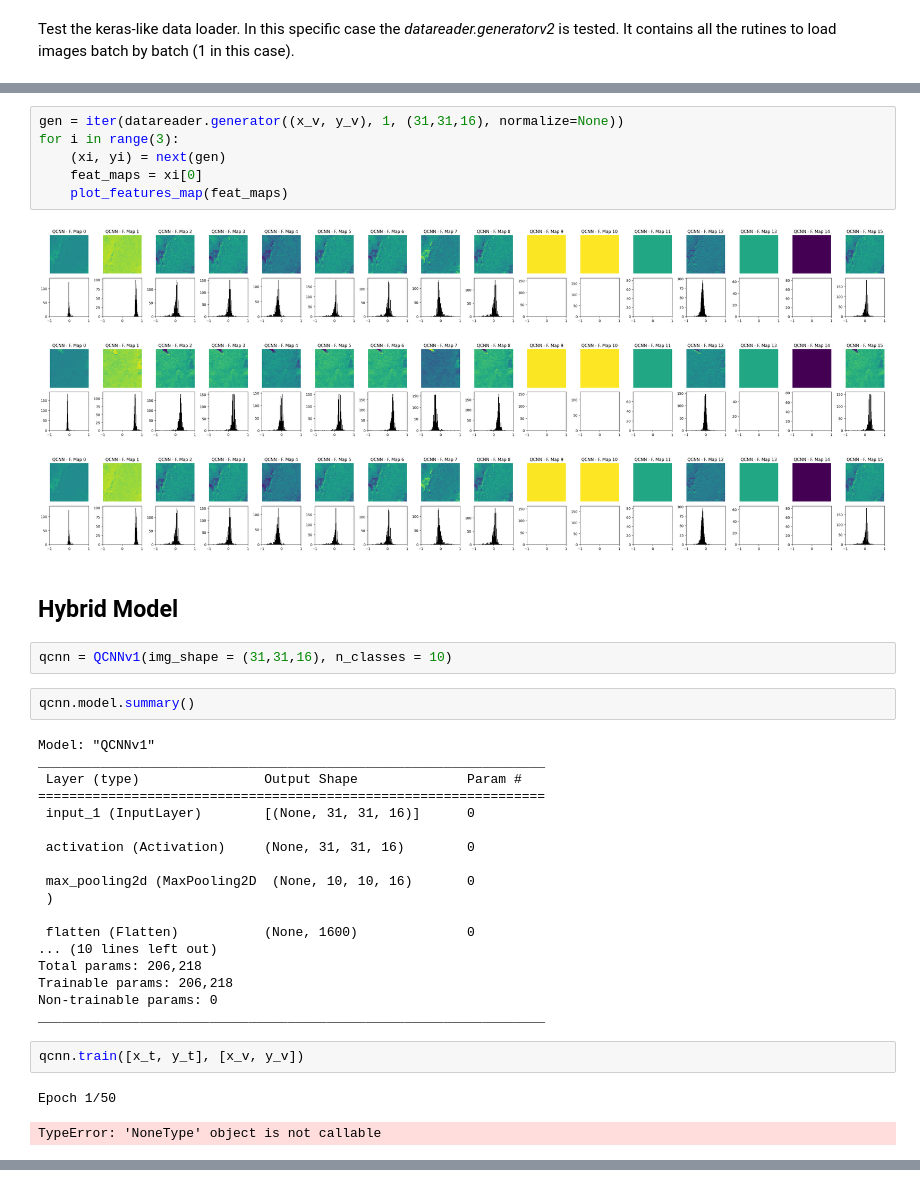
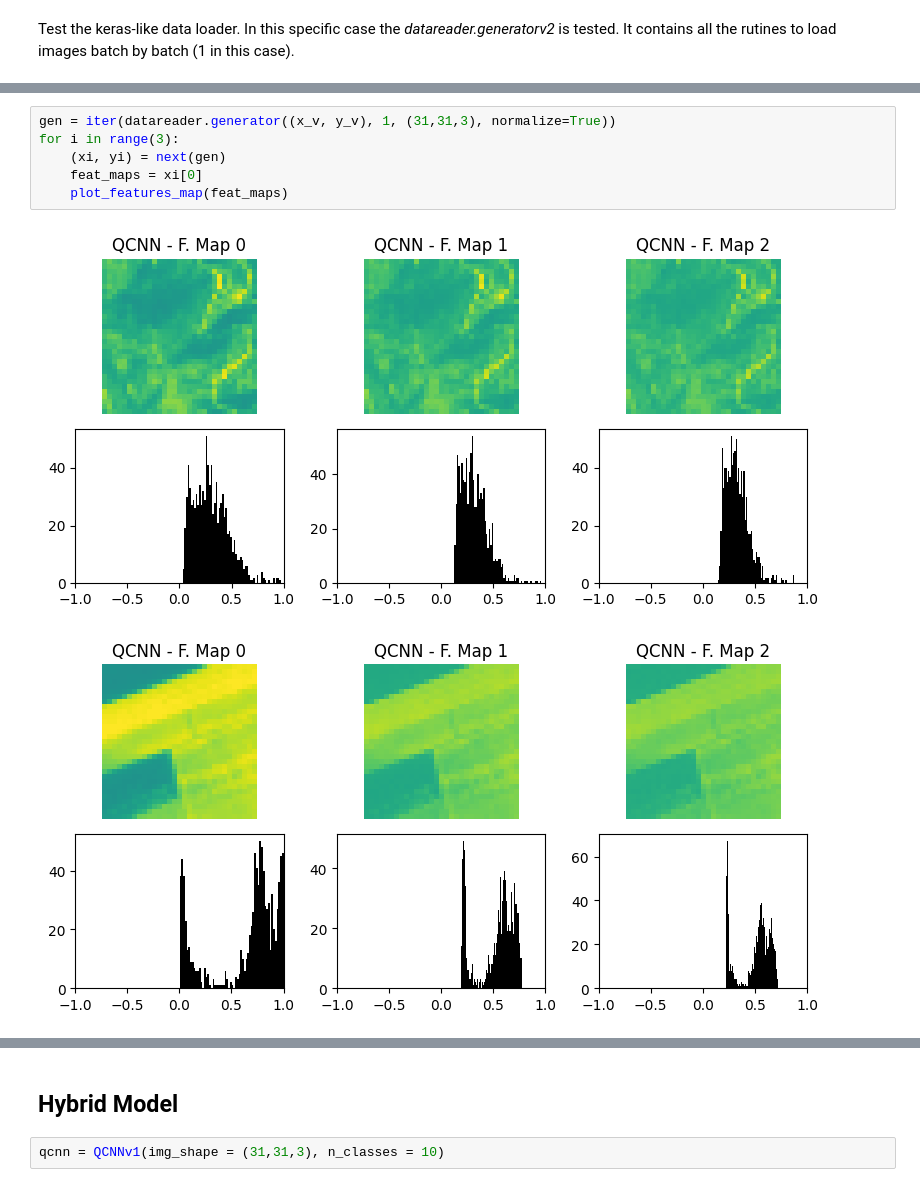
Before and after one commit to alessandrosebastianelli/quanv4eo, a Jupyter notebook: QuantumConvolutionalNeuralNetworks.ipynb, the cells around one changed output, grey strips where cells are left out. Saved outputs shown, nothing was run; the diff lists cells and outputs as text.

```diff
--- a/QuantumConvolutionalNeuralNetworks.ipynb
+++ b/QuantumConvolutionalNeuralNetworks.ipynb
@@ -154,39 +158,9 @@ for i in range(3):
-# %%
-gen = iter(datareader.generator((x_v, y_v), 1, (31,31,16), normalize=None))
-for i in range(3):
-    (xi, yi) = next(gen)
-    feat_maps = xi[0]
-    plot_features_map(feat_maps)
-# %% [output]
-[figure, removed]
-[figure, removed]
-[figure, removed]
-# %% [markdown]
-## Hybrid Model
-# %%
-qcnn = QCNNv1(img_shape = (31,31,16), n_classes = 10)
-# %%
-qcnn.model.summary()
-# %% [output]
-Model: "QCNNv1"
-_________________________________________________________________
- Layer (type)                Output Shape              Param #
-=================================================================
- input_1 (InputLayer)        [(None, 31, 31, 16)]      0
-
- activation (Activation)     (None, 31, 31, 16)        0
-
- max_pooling2d (MaxPooling2D  (None, 10, 10, 16)       0
- )
-
- flatten (Flatten)           (None, 1600)              0
-... (10 lines left out)
-Total params: 206,218
-Trainable params: 206,218
-Non-trainable params: 0
-_________________________________________________________________
-# %%
-qcnn.train([x_t, y_t], [x_v, y_v])
-# %% [output]
-Epoch 1/50
-TypeError: 'NoneType' object is not callable
+# %%
+gen = iter(datareader.generator((x_v, y_v), 1, (31,31,3), normalize=True))
+for i in range(3):
+    (xi, yi) = next(gen)
+    feat_maps = xi[0]
+    plot_features_map(feat_maps)
+# %% [output]
+[figure, added]
+[figure, added]
@@ -192,0 +168,4 @@ TypeError: 'NoneType' object is not callable
+# %% [markdown]
+## Hybrid Model
+# %%
+qcnn = QCNNv1(img_shape = (31,31,3), n_classes = 10)
```
Also changed, not shown: parts of 12 cells of this notebook, 3 other files.
